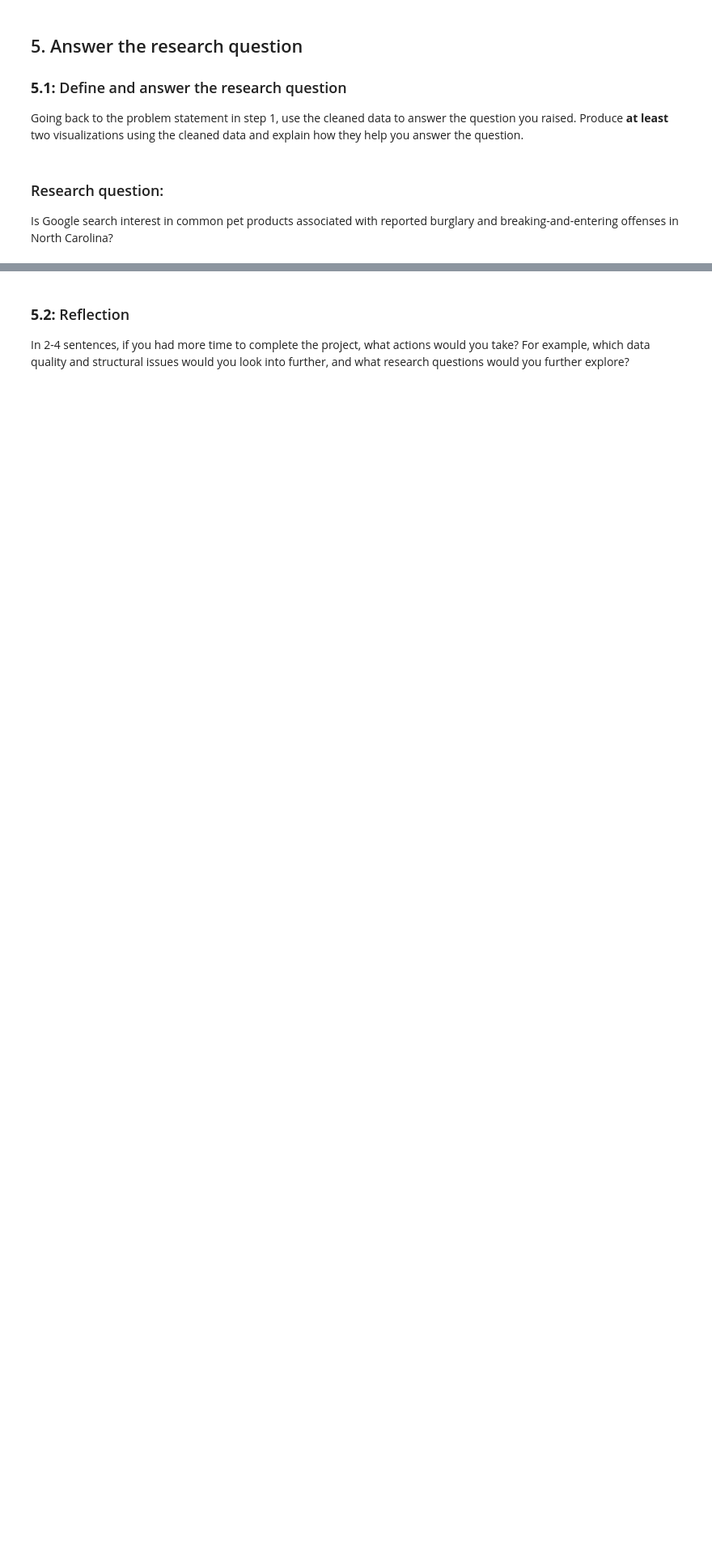
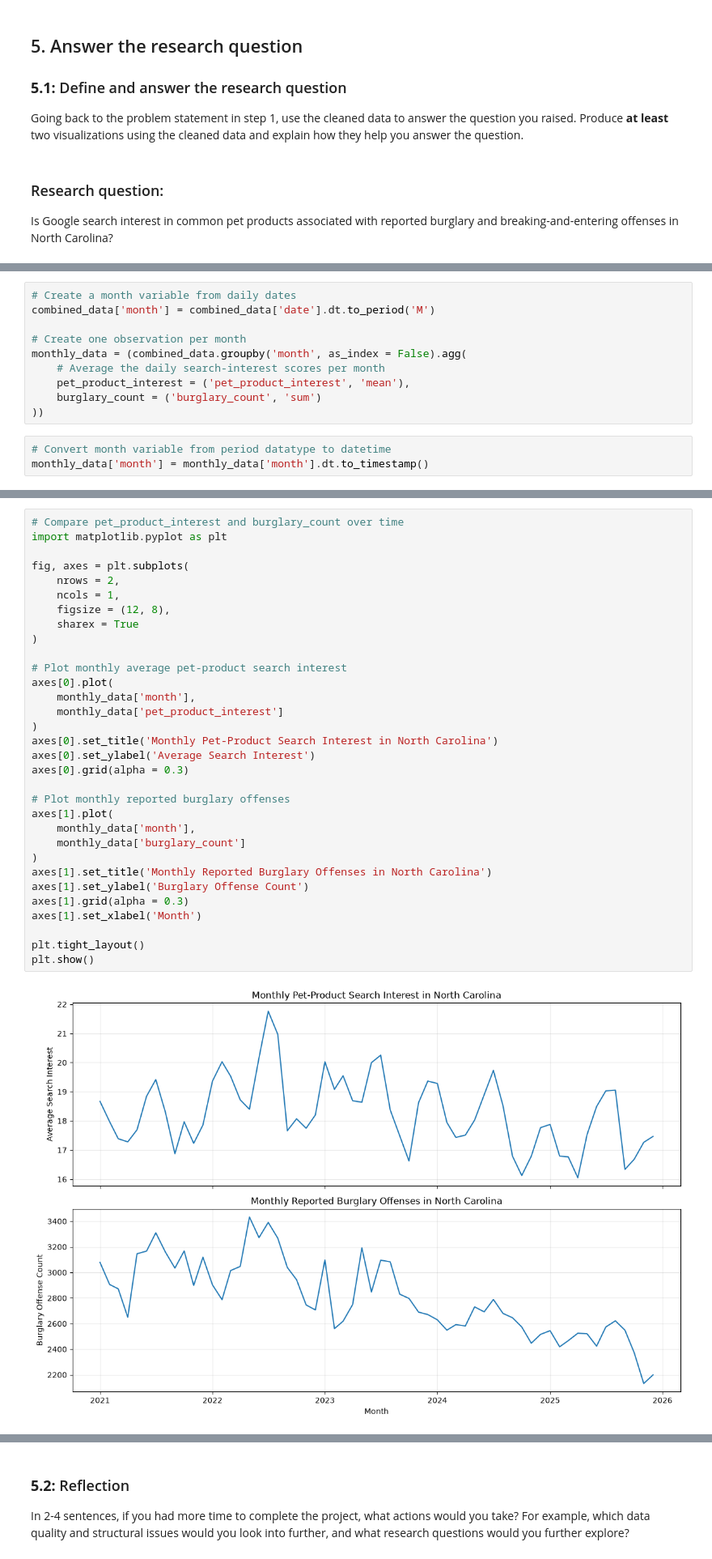
Before and after one commit to SteffanyMcH2os/DataWranglingwithUdacity, a Jupyter notebook: Data_Wrangling_Project_Starter.ipynb, the cells around one changed output, grey strips where cells are left out. Shown at 81% size. Saved outputs shown, nothing was run; the diff lists cells and outputs as text; blank space fills up the shorter version.

Commit message:
Completed visuals, conclusions, and reflection

```diff
--- a/Data_Wrangling_Project_Starter.ipynb
+++ b/Data_Wrangling_Project_Starter.ipynb
@@ -748,0 +741,13 @@ Is Google search interest in common pet products associated with reported burgla
+# %%
+# Create a month variable from daily dates
+combined_data['month'] = combined_data['date'].dt.to_period('M')
+
+# Create one observation per month
+monthly_data = (combined_data.groupby('month', as_index = False).agg(
+    # Average the daily search-interest scores per month
+    pet_product_interest = ('pet_product_interest', 'mean'),
+    burglary_count = ('burglary_count', 'sum')
+))
+# %%
+# Convert month variable from period datatype to datetime
+monthly_data['month'] = monthly_data['month'].dt.to_timestamp()
@@ -748,0 +771,34 @@ Is Google search interest in common pet products associated with reported burgla
+# %%
+# Compare pet_product_interest and burglary_count over time
+import matplotlib.pyplot as plt
+
+fig, axes = plt.subplots(
+    nrows = 2,
+    ncols = 1,
+    figsize = (12, 8),
+    sharex = True
+)
+
+# Plot monthly average pet-product search interest
+axes[0].plot(
+    monthly_data['month'],
+    monthly_data['pet_product_interest']
+)
+axes[0].set_title('Monthly Pet-Product Search Interest in North Carolina')
+axes[0].set_ylabel('Average Search Interest')
+axes[0].grid(alpha = 0.3)
+
+# Plot monthly reported burglary offenses
+axes[1].plot(
+    monthly_data['month'],
+    monthly_data['burglary_count']
+)
+axes[1].set_title('Monthly Reported Burglary Offenses in North Carolina')
+axes[1].set_ylabel('Burglary Offense Count')
+axes[1].grid(alpha = 0.3)
+axes[1].set_xlabel('Month')
+
+plt.tight_layout()
+plt.show()
+# %% [output]
+[figure, added]
```
Also changed, not shown: parts of 16 cells of this notebook.
